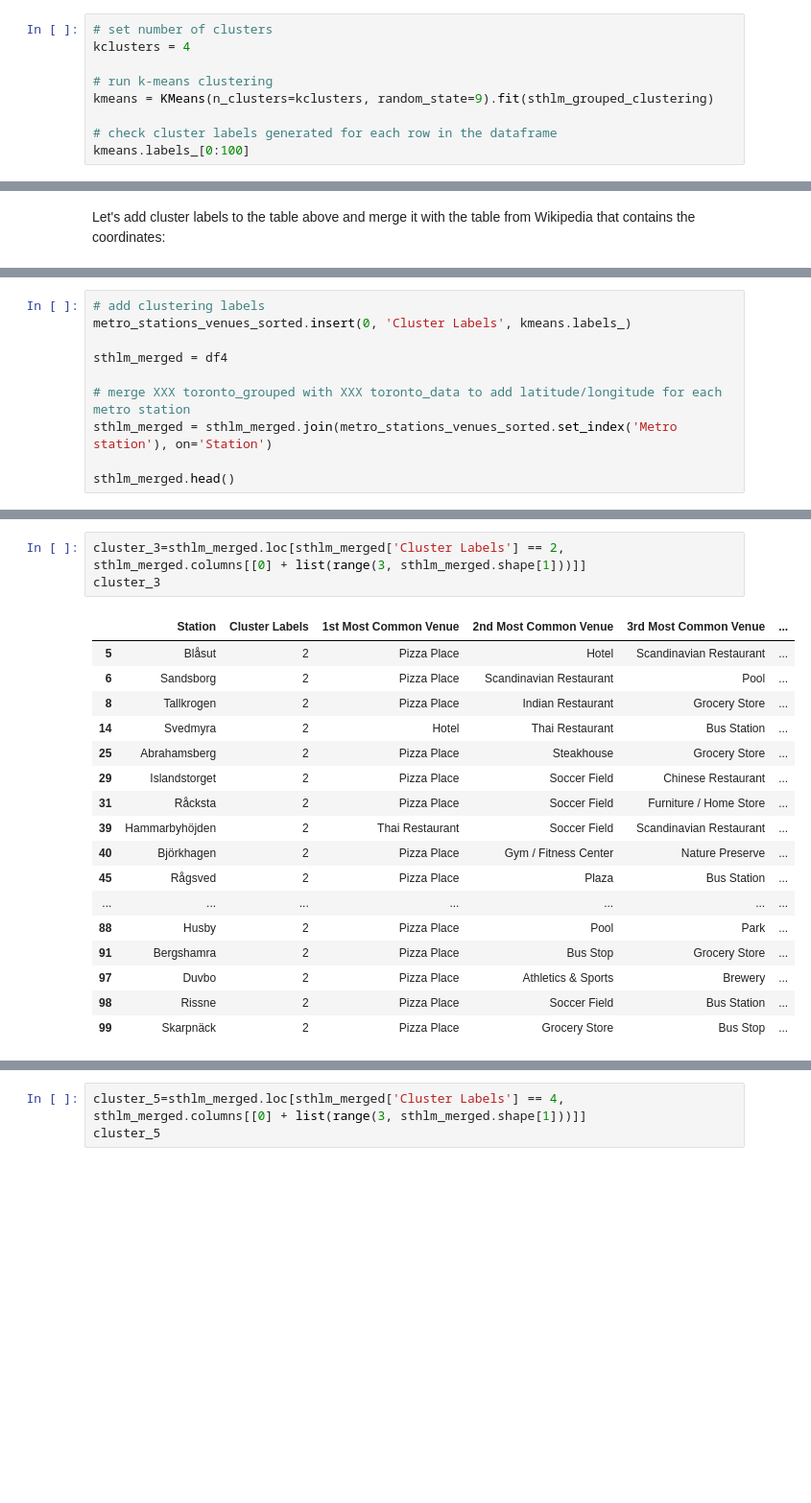
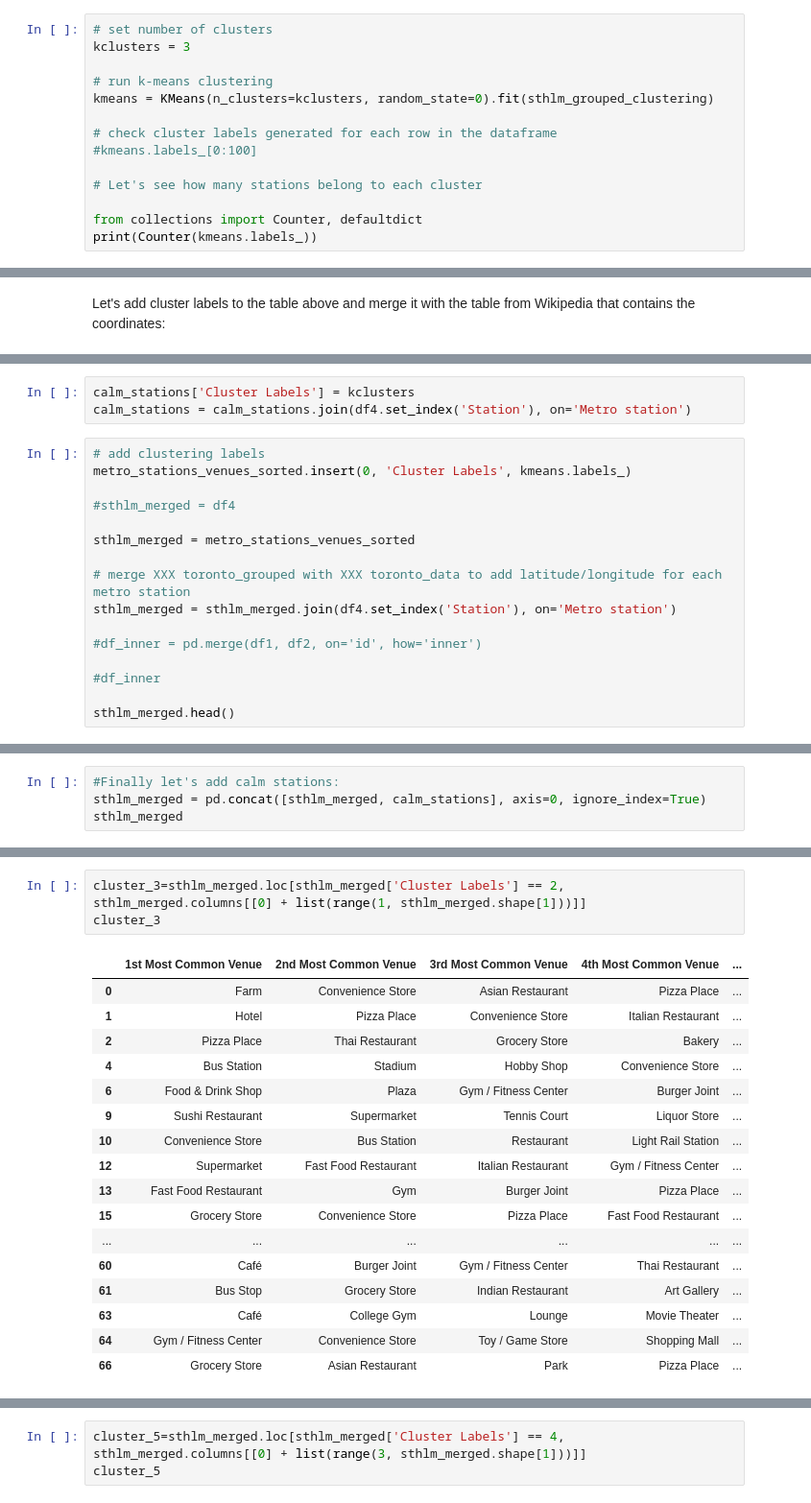
Before and after one commit to OxanaFalk/Coursera_Capstone, a Jupyter notebook: Notebook_Final_assigment_Capstone_Project_Oxana_Falk.ipynb, the cells around one changed output, grey strips where cells are left out. Shown at 96% size. Saved outputs shown, nothing was run; the diff lists cells and outputs as text; blank space fills up the shorter version.

```diff
--- a/Notebook_Final_assigment_Capstone_Project_Oxana_Falk.ipynb
+++ b/Notebook_Final_assigment_Capstone_Project_Oxana_Falk.ipynb
@@ -467,10 +470,15 @@ Both the Elbow method and silhuette score indicate that the optimal number of cl
 # %%
 # set number of clusters
-kclusters = 4
+kclusters = 3
 
 # run k-means clustering
-kmeans = KMeans(n_clusters=kclusters, random_state=9).fit(sthlm_grouped_clustering)
+kmeans = KMeans(n_clusters=kclusters, random_state=0).fit(sthlm_grouped_clustering)
 
 # check cluster labels generated for each row in the dataframe
-kmeans.labels_[0:100]
+#kmeans.labels_[0:100]
+
+# Let's see how many stations belong to each cluster
+
+from collections import Counter, defaultdict
+print(Counter(kmeans.labels_))
 # %% [output]
@@ -560,11 +537,20 @@ Let's add cluster labels to the table above and merge it with the table from Wik
+# %%
+calm_stations['Cluster Labels'] = kclusters
+calm_stations = calm_stations.join(df4.set_index('Station'), on='Metro station')
 # %%
 # add clustering labels
 metro_stations_venues_sorted.insert(0, 'Cluster Labels', kmeans.labels_)
 
-sthlm_merged = df4
+#sthlm_merged = df4
+
+sthlm_merged = metro_stations_venues_sorted
 
 # merge XXX toronto_grouped with XXX toronto_data to add latitude/longitude for each metro station
-sthlm_merged = sthlm_merged.join(metro_stations_venues_sorted.set_index('Metro station'), on='Station')
+sthlm_merged = sthlm_merged.join(df4.set_index('Station'), on='Metro station')
+
+#df_inner = pd.merge(df1, df2, on='id', how='inner')
+
+#df_inner
 
 sthlm_merged.head()
 # %% [output]
@@ -584,0 +563,4 @@ sthlm_merged.groupby('Cluster Labels').count()
+# %%
+#Finally let's add calm stations:
+sthlm_merged = pd.concat([sthlm_merged, calm_stations], axis=0, ignore_index=True)
+sthlm_merged
@@ -653,24 +651,24 @@ cluster_2
 # %%
-cluster_3=sthlm_merged.loc[sthlm_merged['Cluster Labels'] == 2, sthlm_merged.columns[[0] + list(range(3, sthlm_merged.shape[1]))]]
+cluster_3=sthlm_merged.loc[sthlm_merged['Cluster Labels'] == 2, sthlm_merged.columns[[0] + list(range(1, sthlm_merged.shape[1]))]]
 cluster_3
 # %% [output]
-|  | Station | Cluster Labels | 1st Most Common Venue | 2nd Most Common Venue | 3rd Most Common Venue | ... |
-| 5 | Blåsut | 2 | Pizza Place | Hotel | Scandinavian Restaurant | ... |
-| 6 | Sandsborg | 2 | Pizza Place | Scandinavian Restaurant | Pool | ... |
-| 8 | Tallkrogen | 2 | Pizza Place | Indian Restaurant | Grocery Store | ... |
-| 14 | Svedmyra | 2 | Hotel | Thai Restaurant | Bus Station | ... |
-| 25 | Abrahamsberg | 2 | Pizza Place | Steakhouse | Grocery Store | ... |
-| 29 | Islandstorget | 2 | Pizza Place | Soccer Field | Chinese Restaurant | ... |
-| 31 | Råcksta | 2 | Pizza Place | Soccer Field | Furniture / Home Store | ... |
-| 39 | Hammarbyhöjden | 2 | Thai Restaurant | Soccer Field | Scandinavian Restaurant | ... |
-| 40 | Björkhagen | 2 | Pizza Place | Gym / Fitness Center | Nature Preserve | ... |
-| 45 | Rågsved | 2 | Pizza Place | Plaza | Bus Station | ... |
-| ... | ... | ... | ... | ... | ... | ... |
-| 88 | Husby | 2 | Pizza Place | Pool | Park | ... |
-| 91 | Bergshamra | 2 | Pizza Place | Bus Stop | Grocery Store | ... |
-| 97 | Duvbo | 2 | Pizza Place | Athletics & Sports | Brewery | ... |
-| 98 | Rissne | 2 | Pizza Place | Soccer Field | Bus Station | ... |
-| 99 | Skarpnäck | 2 | Pizza Place | Grocery Store | Bus Stop | ... |
+|  | 1st Most Common Venue | 2nd Most Common Venue | 3rd Most Common Venue | 4th Most Common Venue | ... |
+| 0 | Farm | Convenience Store | Asian Restaurant | Pizza Place | ... |
+| 1 | Hotel | Pizza Place | Convenience Store | Italian Restaurant | ... |
+| 2 | Pizza Place | Thai Restaurant | Grocery Store | Bakery | ... |
+| 4 | Bus Station | Stadium | Hobby Shop | Convenience Store | ... |
+| 6 | Food & Drink Shop | Plaza | Gym / Fitness Center | Burger Joint | ... |
+| 9 | Sushi Restaurant | Supermarket | Tennis Court | Liquor Store | ... |
+| 10 | Convenience Store | Bus Station | Restaurant | Light Rail Station | ... |
+| 12 | Supermarket | Fast Food Restaurant | Italian Restaurant | Gym / Fitness Center | ... |
+| 13 | Fast Food Restaurant | Gym | Burger Joint | Pizza Place | ... |
+| 15 | Grocery Store | Convenience Store | Pizza Place | Fast Food Restaurant | ... |
+| ... | ... | ... | ... | ... | ... |
+| 60 | Café | Burger Joint | Gym / Fitness Center | Thai Restaurant | ... |
+| 61 | Bus Stop | Grocery Store | Indian Restaurant | Art Gallery | ... |
+| 63 | Café | College Gym | Lounge | Movie Theater | ... |
+| 64 | Gym / Fitness Center | Convenience Store | Toy / Game Store | Shopping Mall | ... |
+| 66 | Grocery Store | Asian Restaurant | Park | Pizza Place | ... |
 # %%
 cluster_4=sthlm_merged.loc[sthlm_merged['Cluster Labels'] == 3, sthlm_merged.columns[[0] + list(range(3, sthlm_merged.shape[1]))]]
 cluster_4
```
Also changed, not shown: parts of 52 cells of this notebook, 2 other files.
